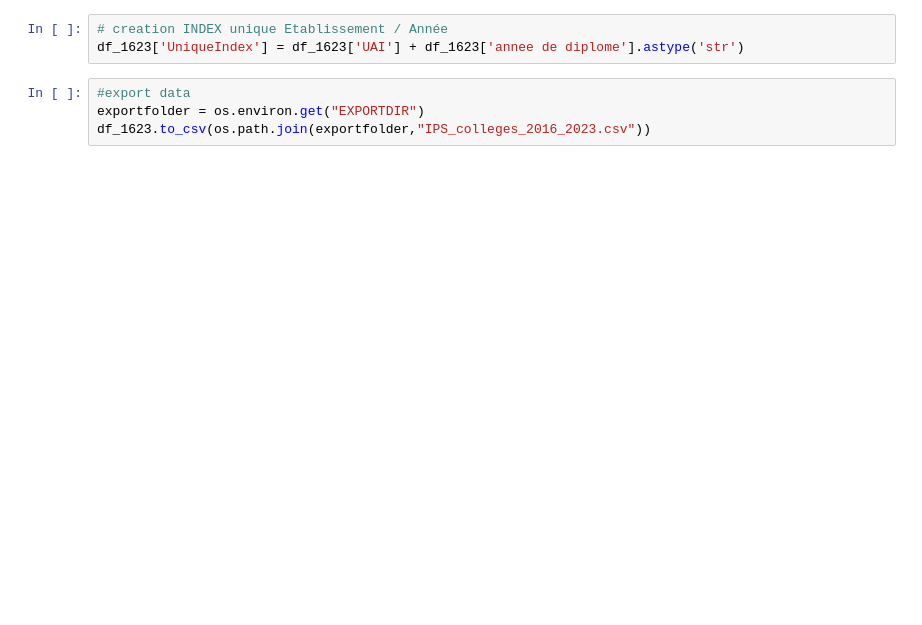
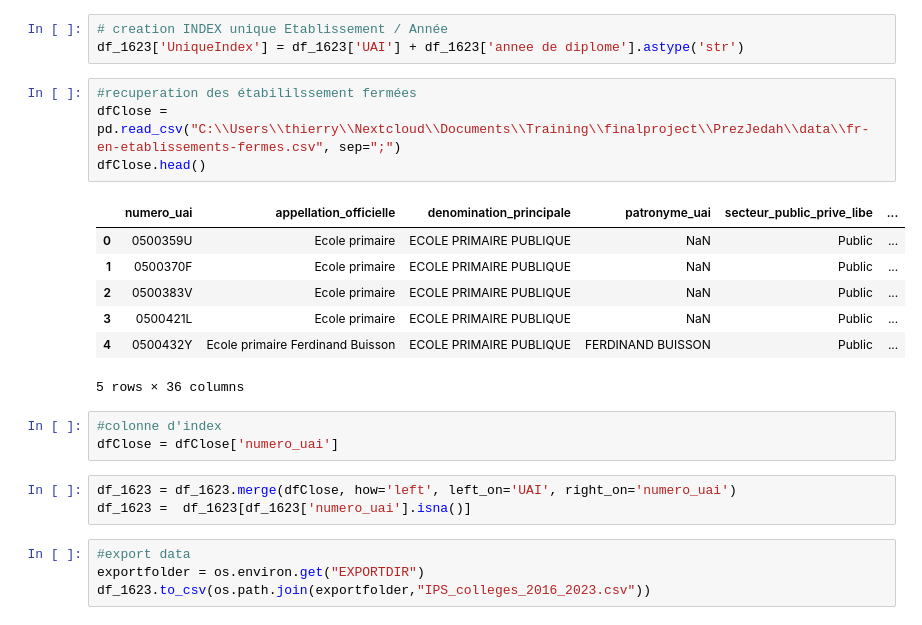
Before and after one commit to Nemesis81/PrezJedah, a Jupyter notebook: cleaningscripte/cleaning_Colleges.ipynb, the cells around one changed output. Saved outputs shown, nothing was run; the diff lists cells and outputs as text; blank space fills up the shorter version.

Commit message:
clean des établissemenet fermés

```diff
--- a/cleaningscripte/cleaning_Colleges.ipynb
+++ b/cleaningscripte/cleaning_Colleges.ipynb
@@ -227,6 +226,24 @@ Index(['level_0', 'index', 'Rentrée scolaire', 'Académie',
 # %%
 # creation INDEX unique Etablissement / Année
 df_1623['UniqueIndex'] = df_1623['UAI'] + df_1623['annee de diplome'].astype('str')
+# %%
+#recuperation des étabililssement fermées
+dfClose = pd.read_csv("C:\\Users\\thierry\\Nextcloud\\Documents\\Training\\finalproject\\PrezJedah\\data\\fr-en-etablissements-fermes.csv", sep=";")
+dfClose.head()
+# %% [output]
+|  | numero_uai | appellation_officielle | denomination_principale | patronyme_uai | secteur_public_prive_libe | ... |
+| 0 | 0500359U | Ecole primaire | ECOLE PRIMAIRE PUBLIQUE | NaN | Public | ... |
+| 1 | 0500370F | Ecole primaire | ECOLE PRIMAIRE PUBLIQUE | NaN | Public | ... |
+| 2 | 0500383V | Ecole primaire | ECOLE PRIMAIRE PUBLIQUE | NaN | Public | ... |
+| 3 | 0500421L | Ecole primaire | ECOLE PRIMAIRE PUBLIQUE | NaN | Public | ... |
+| 4 | 0500432Y | Ecole primaire Ferdinand Buisson | ECOLE PRIMAIRE PUBLIQUE | FERDINAND BUISSON | Public | ... |
+5 rows × 36 columns
+# %%
+#colonne d'index
+dfClose = dfClose['numero_uai']
+# %%
+df_1623 = df_1623.merge(dfClose, how='left', left_on='UAI', right_on='numero_uai')
+df_1623 =  df_1623[df_1623['numero_uai'].isna()]
 # %%
 #export data
 exportfolder = os.environ.get("EXPORTDIR")
```
Also changed, not shown: parts of 2 cells of this notebook, 2 other files.
